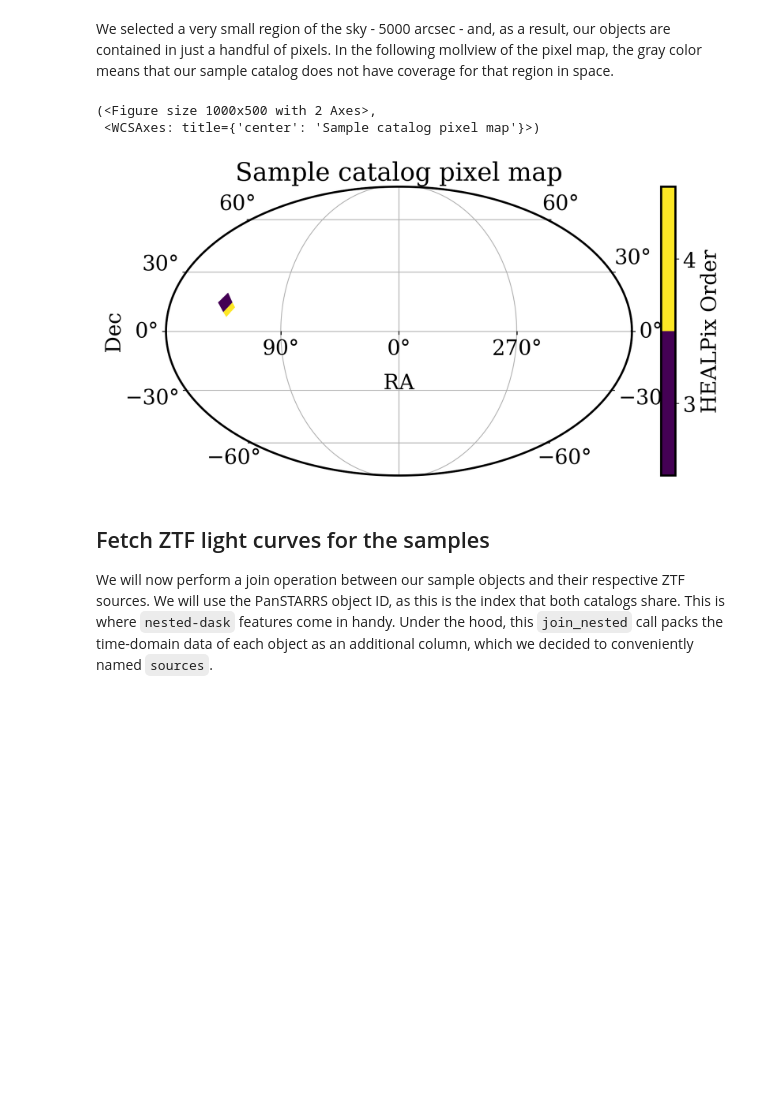
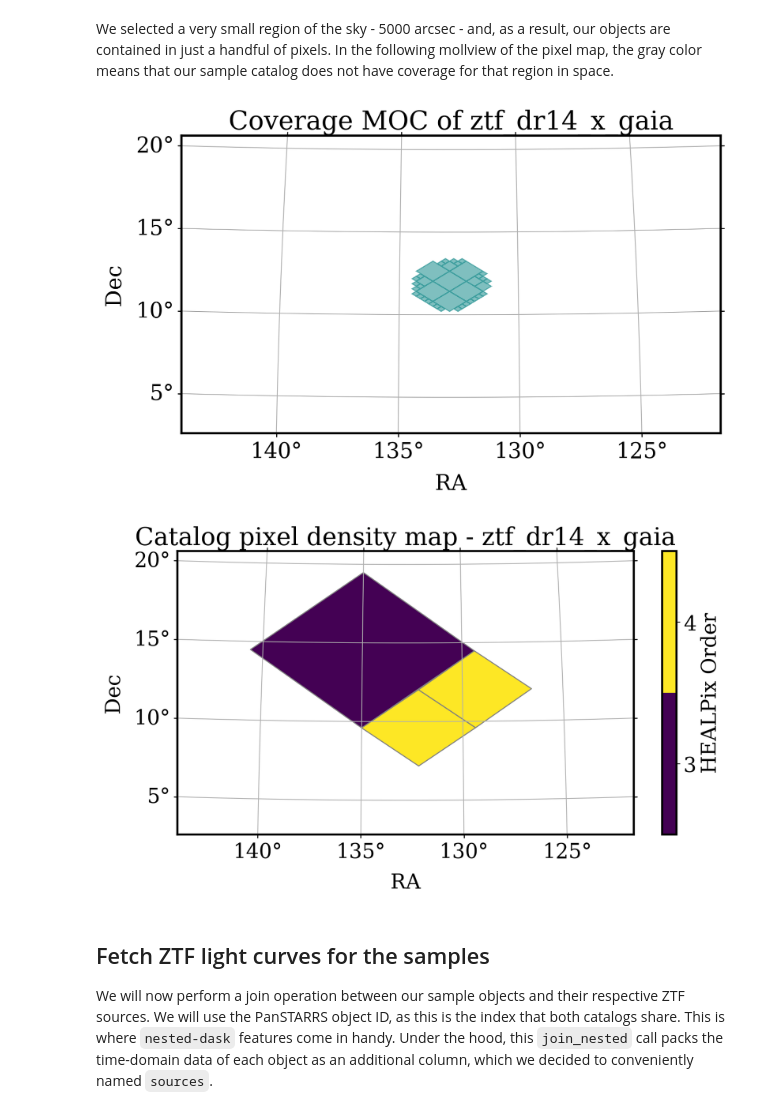
Before and after one commit to lincc-frameworks/LSDB-HATS-Midpoint-Review, a Jupyter notebook: Notebook_2_Basic_Time_Domain.ipynb, the cells around one changed output. Cells and saved outputs as stored; diff of their text form; code cells hidden in the pictures; blank space fills up the shorter version.

```diff
--- a/Notebook_2_Basic_Time_Domain.ipynb
+++ b/Notebook_2_Basic_Time_Domain.ipynb
@@ -132,11 +128,20 @@ Number of objects in crossmatch: 36717
 We selected a very small region of the sky - 5000 arcsec - and, as a result, our objects are contained in just a handful of pixels. In the following mollview of the pixel map, the gray color means that our sample catalog does not have coverage for that region in space.
 # %%
 # TODO: make bigger, maybe zoom in?
-_sample.plot_pixels(plot_title="Sample catalog pixel map")
+from astropy.coordinates import SkyCoord, Angle
+
+_sample.plot_coverage(
+    center=SkyCoord(ra=132.8460000, dec=+11.8140000, unit='deg'),
+    fov=(Angle("20deg"), Angle("20deg")),
+)
+fig, ax = _sample.plot_pixels(
+    center=SkyCoord(ra=132.8460000, dec=+11.8140000, unit='deg'),
+    fov=(Angle("20deg"), Angle("20deg")),
+    edgecolor='grey',
+)
 # %% [output]
-(<Figure size 1000x500 with 2 Axes>,
- <WCSAxes: title={'center': 'Sample catalog pixel map'}>)
-[figure, old version]
+[figure, new version]
+[figure, added]
 # %% [markdown]
 ## Fetch ZTF light curves for the samples
 
```
Also changed, not shown: parts of 11 cells of this notebook.
